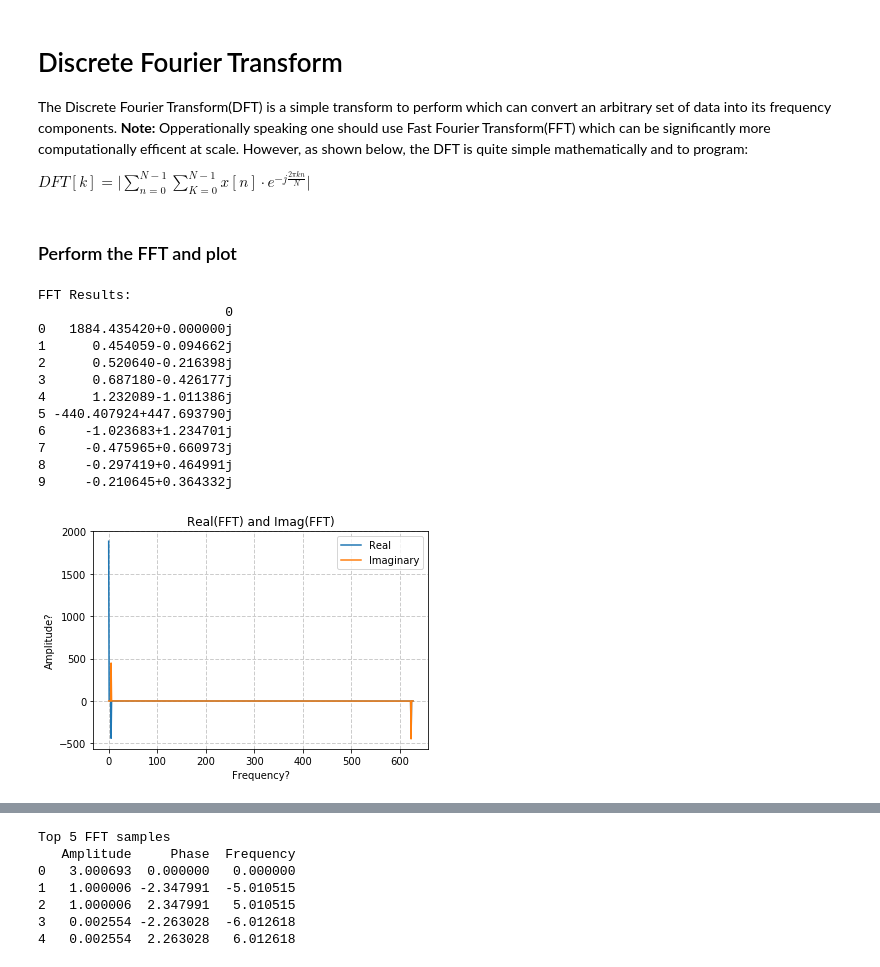
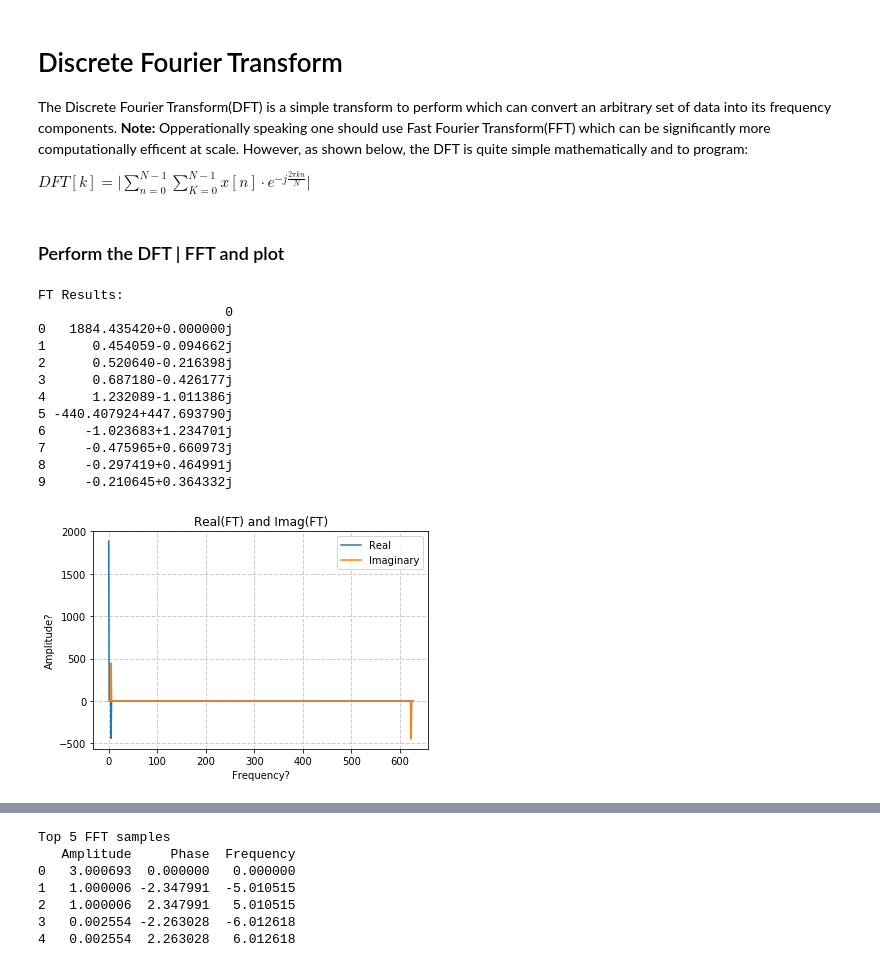
Before and after one commit to NateZimmer/Optimization-Tutorials, a Jupyter notebook: Pages/FourierTransform.ipynb, the cells around one changed output, grey strips where cells are left out. Drawn from its saved outputs; the diff is of its cells as text; code cells hidden in the pictures.

```diff
--- a/Pages/FourierTransform.ipynb
+++ b/Pages/FourierTransform.ipynb
@@ -64,31 +64,31 @@ def dft(data):
             out[k] = out[k] + data[n]*np.exp((-1j*2*np.pi*k*n)/N)
     return out
 # %% [markdown]
-### Perform the FFT and plot
+### Perform the DFT | FFT and plot
 # %%
-#res = np.fft.fft(y) # More computationally efficent
+#res = np.fft.fft(y) # More computationally efficent fft
 res = dft(y)
-print('FFT Results:')
+print('FT Results:')
 print(DataFrame(res[0:10]))
 plt.plot(np.real(res))
 plt.plot(np.imag(res))
 plt.legend(['Real','Imaginary'])
-plt.title('Real(FFT) and Imag(FFT)')
+plt.title('Real(FT) and Imag(FT)')
 plt.xlabel('Frequency?')
 plt.ylabel('Amplitude?')
 plt.grid(color='0.8', linestyle='--', linewidth=1)
 # %% [output]
-FFT Results:
+FT Results:
                         0
 0   1884.435420+0.000000j
 1      0.454059-0.094662j
 2      0.520640-0.216398j
 3      0.687180-0.426177j
 4      1.232089-1.011386j
 5 -440.407924+447.693790j
 6     -1.023683+1.234701j
 7     -0.475965+0.660973j
 8     -0.297419+0.464991j
 9     -0.210645+0.364332j
-[figure, old version]
+[figure, new version]
 # %% [markdown]
```
Also changed, not shown: parts of 6 cells of this notebook.
